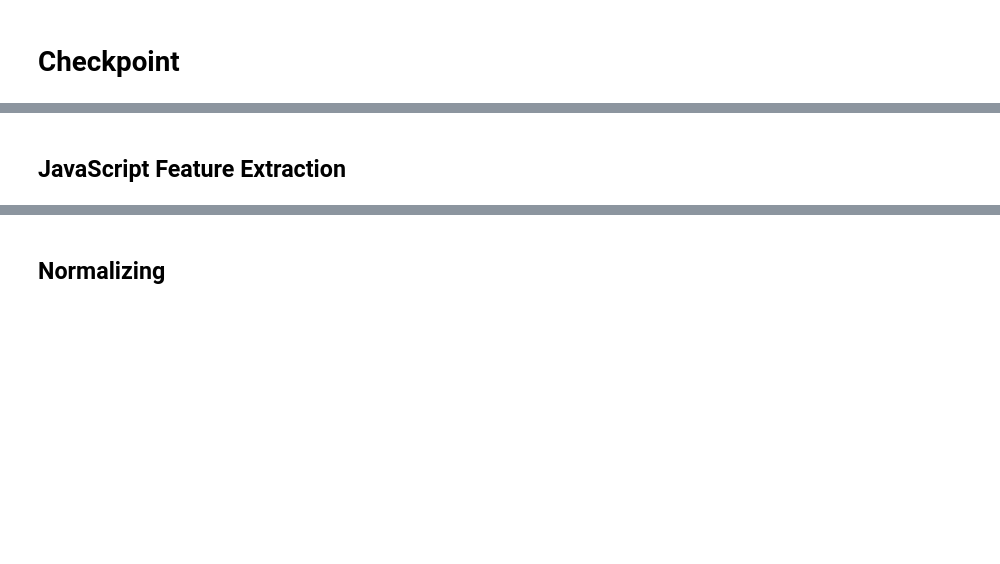
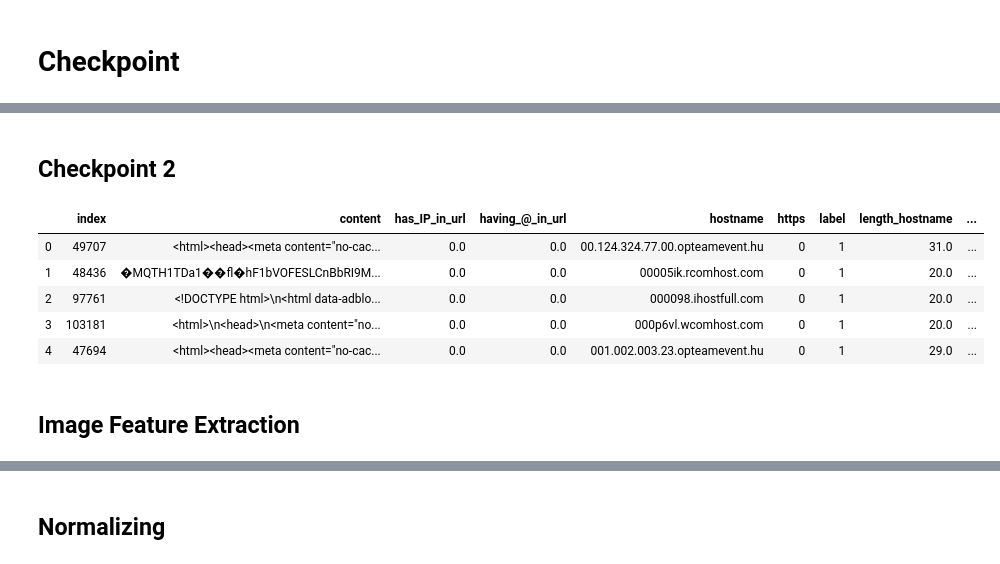
Before and after one commit to AhmadChaiban/Malicious-Website-Feature-Study, a Jupyter notebook: dataset_surtur.ipynb, the cells around one changed output, grey strips where cells are left out. Drawn from its saved outputs; the diff is of its cells as text; code cells hidden in the pictures; blank space fills up the shorter version.

Commit message:
Dataset surtur construction

```diff
--- a/dataset_surtur.ipynb
+++ b/dataset_surtur.ipynb
@@ -460,0 +502,2 @@ Name: label, dtype: int64
+# %% [markdown]
+## Checkpoint 2
@@ -461,2 +506,12 @@ Name: label, dtype: int64
+# %%
+dataset_surtur = pd.read_csv('./dataset_surtur_2_w_images.csv')
+dataset_surtur.head()
+# %% [output]
+|  | index | content | has_IP_in_url | having_@_in_url | hostname | https | label | length_hostname | ... |
+| 0 | 49707 | <html><head><meta content="no-cac... | 0.0 | 0.0 | 00.124.324.77.00.opteamevent.hu | 0 | 1 | 31.0 | ... |
+| 1 | 48436 | �MQTH1TDa1��fl�hF1bVOFESLCnBbRI9M... | 0.0 | 0.0 | 00005ik.rcomhost.com | 0 | 1 | 20.0 | ... |
+| 2 | 97761 | <!DOCTYPE html>\n<html data-adblo... | 0.0 | 0.0 | 000098.ihostfull.com | 0 | 1 | 20.0 | ... |
+| 3 | 103181 | <html>\n<head>\n<meta content="no... | 0.0 | 0.0 | 000p6vl.wcomhost.com | 0 | 1 | 20.0 | ... |
+| 4 | 47694 | <html><head><meta content="no-cac... | 0.0 | 0.0 | 001.002.003.23.opteamevent.hu | 0 | 1 | 29.0 | ... |
 # %% [markdown]
-## JavaScript Feature Extraction
+## Image Feature Extraction
```
Also changed, not shown: parts of 87 cells of this notebook, 10 other files.
